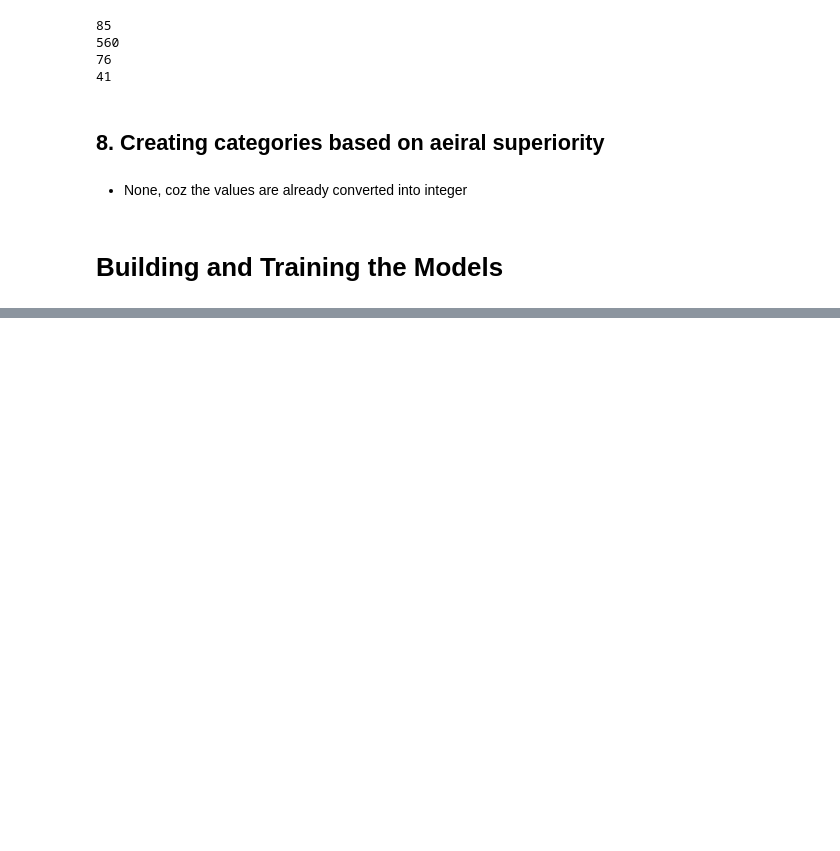
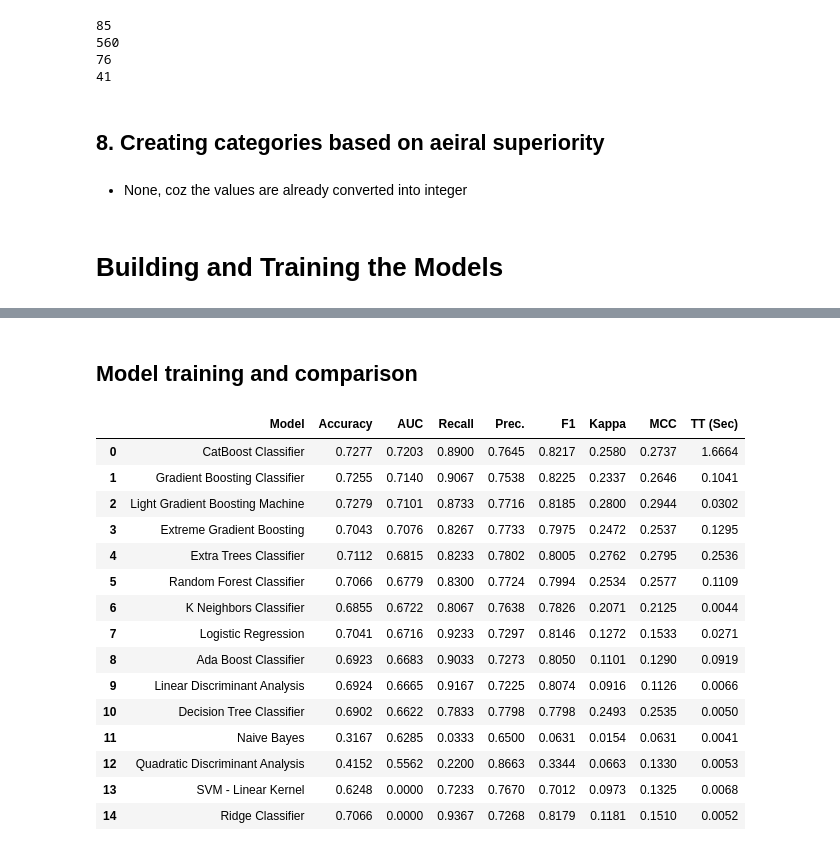
Before and after one commit to euihyeonmoon/Moonslab, a Jupyter notebook: victory-prediction.ipynb, the cells around one changed output, grey strips where cells are left out. Saved outputs shown, nothing was run; the diff lists cells and outputs as text; code cells hidden in the pictures; blank space fills up the shorter version.

```diff
--- a/victory-prediction.ipynb
+++ b/victory-prediction.ipynb
@@ -1300,0 +973,21 @@ This project enhanced my Machine Learnin
+# %% [markdown]
+## Model training and comparison
+# %%
+best_3 = compare_models(sort = 'AUC', n_select = 3)
+# %% [output]
+|  | Model | Accuracy | AUC | Recall | Prec. | F1 | Kappa | MCC | TT (Sec) |
+| 0 | CatBoost Classifier | 0.7277 | 0.7203 | 0.8900 | 0.7645 | 0.8217 | 0.2580 | 0.2737 | 1.6664 |
+| 1 | Gradient Boosting Classifier | 0.7255 | 0.7140 | 0.9067 | 0.7538 | 0.8225 | 0.2337 | 0.2646 | 0.1041 |
+| 2 | Light Gradient Boosting Machine | 0.7279 | 0.7101 | 0.8733 | 0.7716 | 0.8185 | 0.2800 | 0.2944 | 0.0302 |
+| 3 | Extreme Gradient Boosting | 0.7043 | 0.7076 | 0.8267 | 0.7733 | 0.7975 | 0.2472 | 0.2537 | 0.1295 |
+| 4 | Extra Trees Classifier | 0.7112 | 0.6815 | 0.8233 | 0.7802 | 0.8005 | 0.2762 | 0.2795 | 0.2536 |
+| 5 | Random Forest Classifier | 0.7066 | 0.6779 | 0.8300 | 0.7724 | 0.7994 | 0.2534 | 0.2577 | 0.1109 |
+| 6 | K Neighbors Classifier | 0.6855 | 0.6722 | 0.8067 | 0.7638 | 0.7826 | 0.2071 | 0.2125 | 0.0044 |
+| 7 | Logistic Regression | 0.7041 | 0.6716 | 0.9233 | 0.7297 | 0.8146 | 0.1272 | 0.1533 | 0.0271 |
+| 8 | Ada Boost Classifier | 0.6923 | 0.6683 | 0.9033 | 0.7273 | 0.8050 | 0.1101 | 0.1290 | 0.0919 |
+| 9 | Linear Discriminant Analysis | 0.6924 | 0.6665 | 0.9167 | 0.7225 | 0.8074 | 0.0916 | 0.1126 | 0.0066 |
+| 10 | Decision Tree Classifier | 0.6902 | 0.6622 | 0.7833 | 0.7798 | 0.7798 | 0.2493 | 0.2535 | 0.0050 |
+| 11 | Naive Bayes | 0.3167 | 0.6285 | 0.0333 | 0.6500 | 0.0631 | 0.0154 | 0.0631 | 0.0041 |
+| 12 | Quadratic Discriminant Analysis | 0.4152 | 0.5562 | 0.2200 | 0.8663 | 0.3344 | 0.0663 | 0.1330 | 0.0053 |
+| 13 | SVM - Linear Kernel | 0.6248 | 0.0000 | 0.7233 | 0.7670 | 0.7012 | 0.0973 | 0.1325 | 0.0068 |
+| 14 | Ridge Classifier | 0.7066 | 0.0000 | 0.9367 | 0.7268 | 0.8179 | 0.1181 | 0.1510 | 0.0052 |
```
Also changed, not shown: parts of 87 cells of this notebook.
